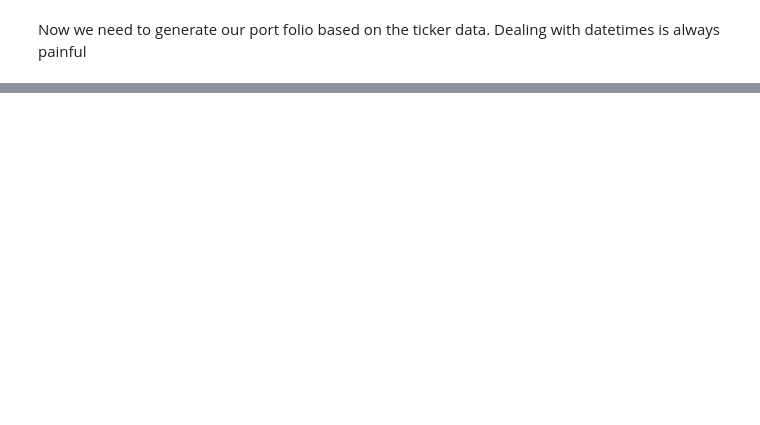
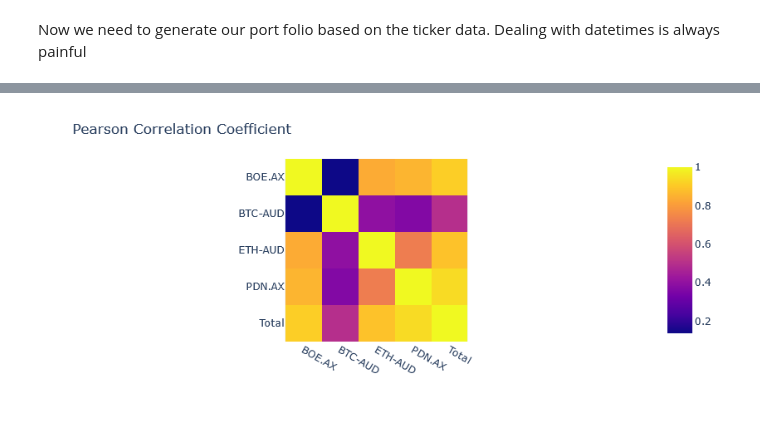
Before and after one commit to marrabld/portfolio_tracker, a Jupyter notebook: update_portfolio.ipynb, the cells around one changed output, grey strips where cells are left out. Drawn from its saved outputs; the diff is of its cells as text; code cells hidden in the pictures; blank space fills up the shorter version.

```diff
--- a/update_portfolio.ipynb
+++ b/update_portfolio.ipynb
@@ -167,0 +214,9 @@ fig.show()
+# %%
+import plotly.express as px
+
+fig = px.imshow(portfolio.corr())
+fig.update_layout(
+    title= 'Pearson Correlation Coefficient')
+fig.show()
+# %% [output]
+[figure, added]
```
Also changed, not shown: parts of 17 cells of this notebook.
